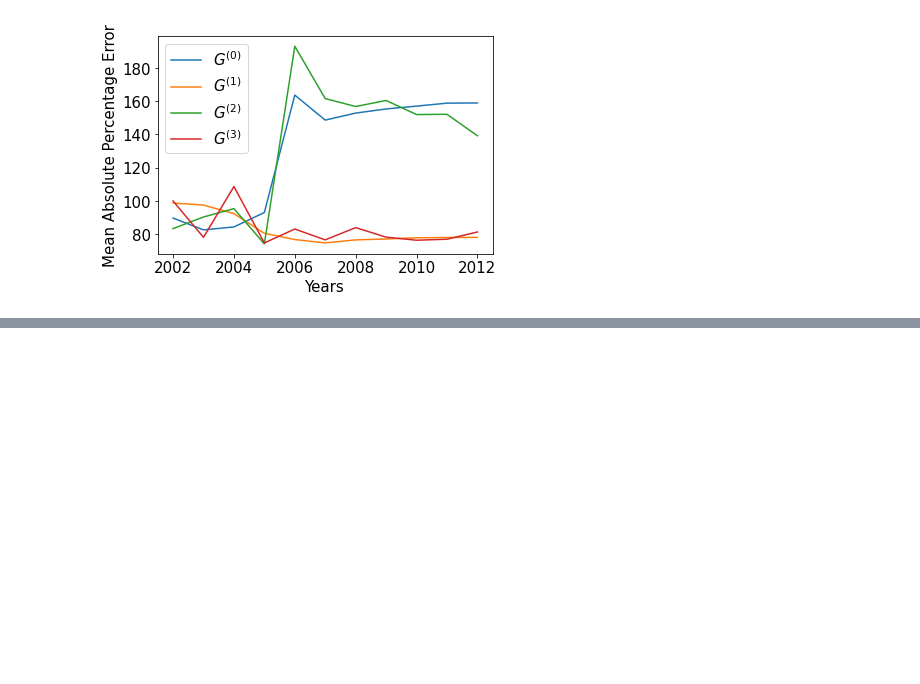
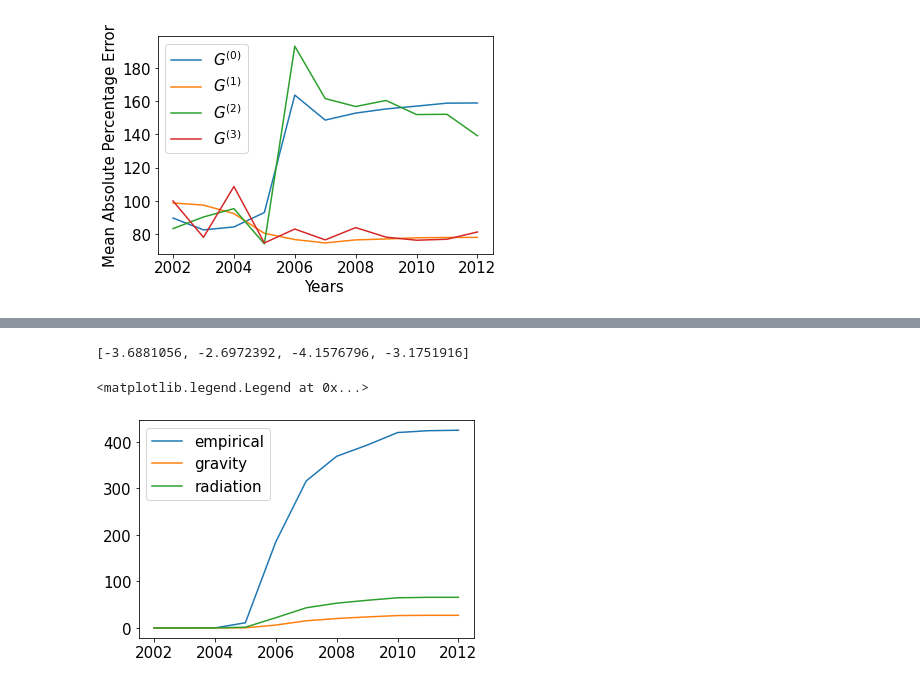
Before and after one commit to bokae/wwcs-2022-memory-of-social-connections, a Jupyter notebook: analysis/2-null model parameter inference.ipynb, the cells around one changed output, grey strips where cells are left out. Saved outputs shown, nothing was run; the diff lists cells and outputs as text; code cells hidden in the pictures; blank space fills up the shorter version.

```diff
--- a/analysis/2-null model parameter inference.ipynb
+++ b/analysis/2-null model parameter inference.ipynb
@@ -278,0 +456,13 @@ plt.legend()
+# %%
+MPEs_R = [mpe(upper_triangle(S),upper_triangle(r))*100 for r in r_models]
+print(MPEs_R)
+# %% [output]
+[-3.6881056, -2.6972392, -4.1576796, -3.1751916]
+# %%
+plt.plot(Years,S[:,1,10],label='empirical')
+plt.plot(Years,G_1[:,1,10],label='gravity')
+plt.plot(Years,R_1[:,1,10],label='radiation')
+plt.legend()
+# %% [output]
+<matplotlib.legend.Legend at 0x...>
+[figure, added]
```
Also changed, not shown: parts of 22 cells of this notebook.
